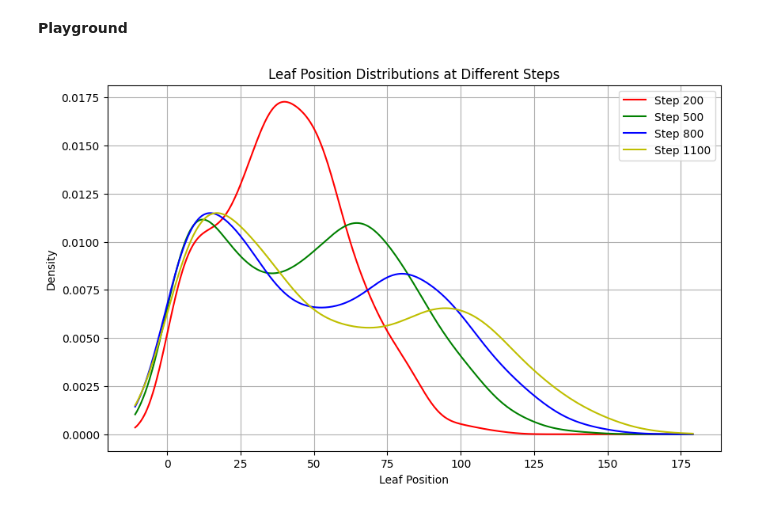
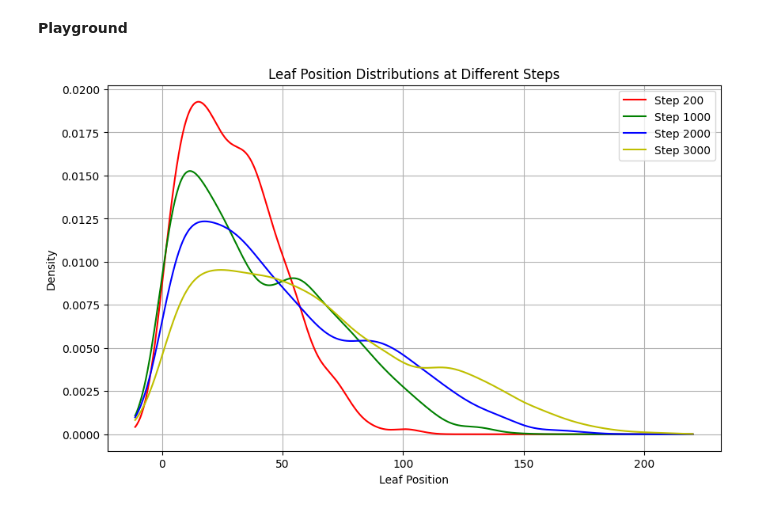
Before and after one commit to kleineidam/LeafTransport, a Jupyter notebook: ants.ipynb, the cells around one changed output. Cells and saved outputs as stored; diff of their text form; code cells hidden in the pictures.

```diff
--- a/ants.ipynb
+++ b/ants.ipynb
@@ -85,11 +85,11 @@ generation_mean = 0                # Keep around zero
 generation_std = 0.5               # Small spread
 
 # Checkpoints to store snapshots
-checkpoints = [199, 499, 799, 1099]
+checkpoints = [199, 999, 1999, 2999]
 leaf_positions_at_checkpoints = []
 
-for t in range(1100):
-    motivation = 100 * np.exp(-t / 500)
+for t in range(3000):
+    motivation = 100 * np.exp(-t / 450)
 
     # Move active leaves
     moving = leaf_moves
@@ -100,34 +100,34 @@ for t in range(1100):
     leaf_moves[np.where(moving)[0][drop_mask]] = False
 
     # Randomly activate stationary leaves
-    start_mask = (~leaf_moves) & (np.random.randint(0, 100, size=len(leaves)) > 95)
+    start_mask = (~leaf_moves) & (np.random.randint(0, 100, size=len(leaves)) > 96)
     leaf_moves[start_mask] = True
 
     # Generate new leaves near zero every interval
     if t % generation_interval == 0:
         new_positions = np.random.normal(loc=0, scale=generation_std, size=leaves_per_generation)
         leaves = np.concatenate([leaves, new_positions])
         leaf_moves = np.concatenate([leaf_moves, np.zeros(leaves_per_generation, dtype=bool)])
 
     if t in checkpoints:
         leaf_positions_at_checkpoints.append(leaves.copy())
 
 # Plot the KDEs
 plt.figure(figsize=(10, 6))
 
 colors = ['r', 'g', 'b', 'y']
 labels = [f"Step {cp + 1}" for cp in checkpoints]
 x_vals = np.linspace(leaves.min() - 10, leaves.max() + 10, 1100)
 
 for i, positions in enumerate(leaf_positions_at_checkpoints):
     kde = gaussian_kde(positions)
     plt.plot(x_vals, kde(x_vals), color=colors[i], label=labels[i])
 
 plt.title("Leaf Position Distributions at Different Steps")
 plt.xlabel("Leaf Position")
 plt.ylabel("Density")
 plt.legend()
 plt.grid(True)
 plt.show()
 # %% [output]
-[figure, old version]
+[figure, new version]
```
